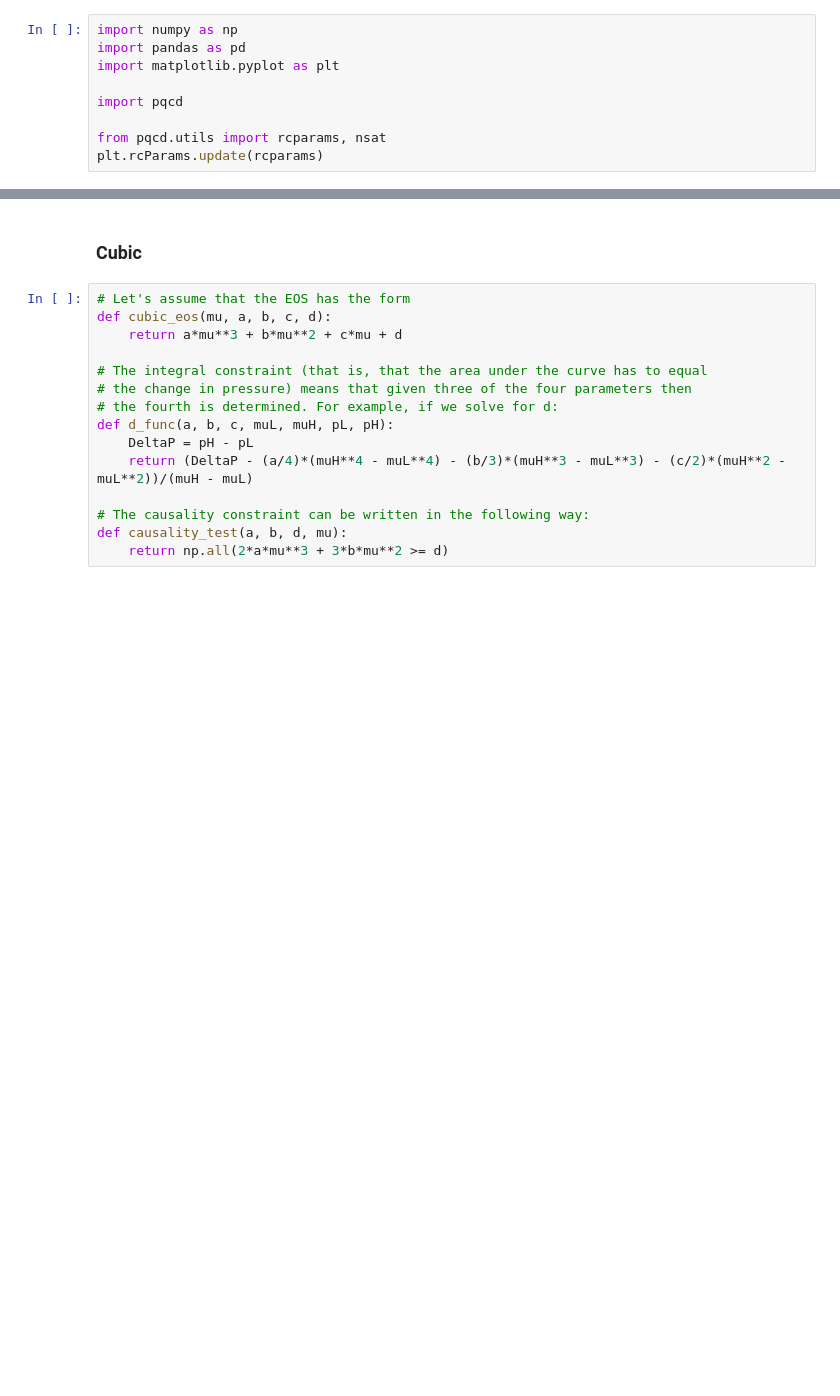
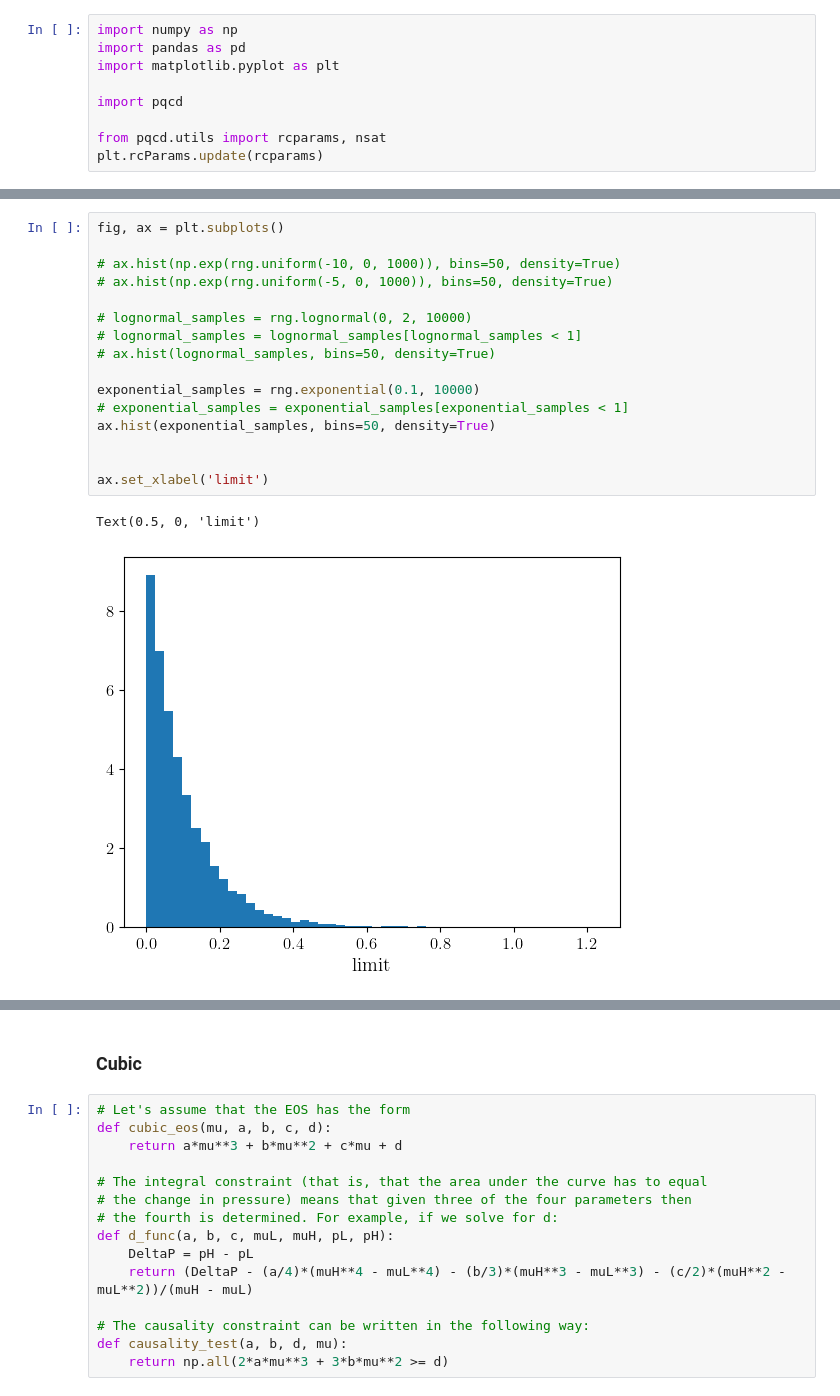
Before and after one commit to eliotfinch/pqcd, a Jupyter notebook: notebooks/generate_eos.ipynb, the cells around one changed output, grey strips where cells are left out. Cells and saved outputs as stored; diff of their text form; blank space fills up the shorter version.

```diff
--- a/notebooks/generate_eos.ipynb
+++ b/notebooks/generate_eos.ipynb
@@ -38,0 +477,19 @@ fig, ax = constraints.plot_mu_n(mu_array)
+# %%
+fig, ax = plt.subplots()
+
+# ax.hist(np.exp(rng.uniform(-10, 0, 1000)), bins=50, density=True)
+# ax.hist(np.exp(rng.uniform(-5, 0, 1000)), bins=50, density=True)
+
+# lognormal_samples = rng.lognormal(0, 2, 10000)
+# lognormal_samples = lognormal_samples[lognormal_samples < 1]
+# ax.hist(lognormal_samples, bins=50, density=True)
+
+exponential_samples = rng.exponential(0.1, 10000)
+# exponential_samples = exponential_samples[exponential_samples < 1]
+ax.hist(exponential_samples, bins=50, density=True)
+
+
+ax.set_xlabel('limit')
+# %% [output]
+Text(0.5, 0, 'limit')
+[figure, added]
```
Also changed, not shown: parts of 41 cells of this notebook, 1 other file.
